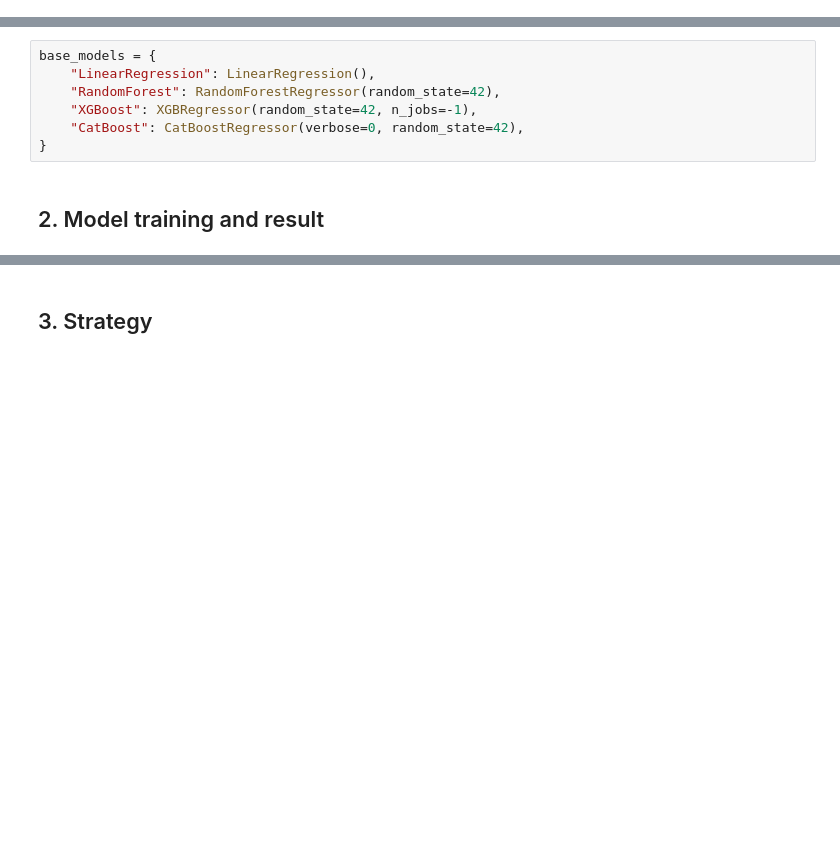
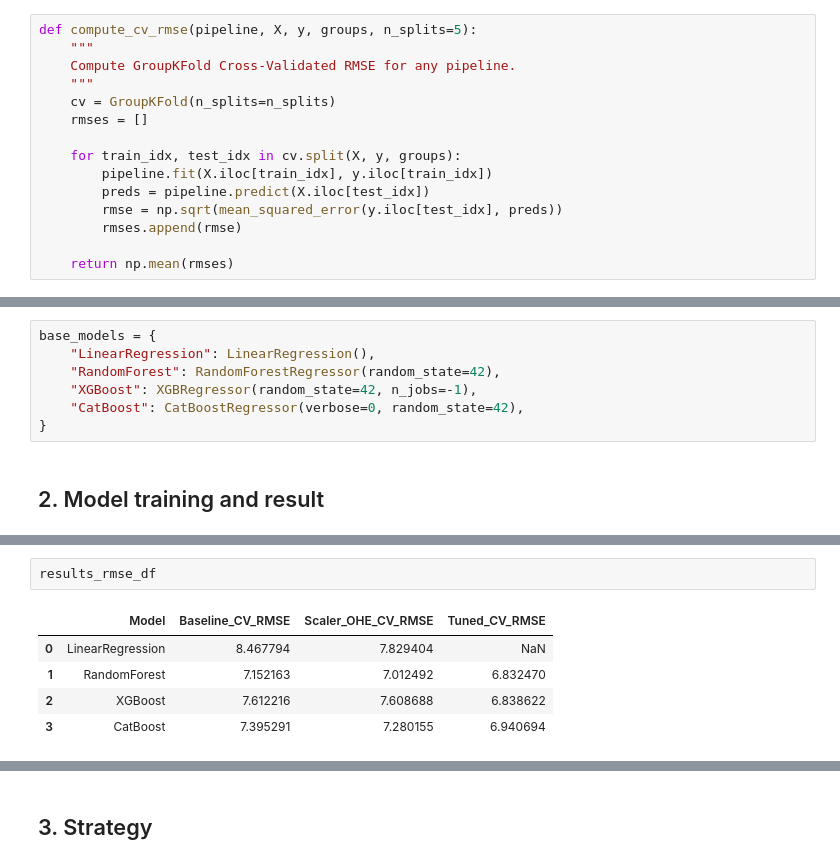
Before and after one commit to ygong-hue/Machine-Learning-Project, a Jupyter notebook: data.ipynb, the cells around one changed output, grey strips where cells are left out. Drawn from its saved outputs; the diff is of its cells as text; blank space fills up the shorter version.

```diff
--- a/data.ipynb
+++ b/data.ipynb
@@ -255,0 +282,15 @@ def evaluate_model(model, X, y, groups, use_preprocessor=True, tune=False, model
+# %%
+def compute_cv_rmse(pipeline, X, y, groups, n_splits=5):
+    """
+    Compute GroupKFold Cross-Validated RMSE for any pipeline.
+    """
+    cv = GroupKFold(n_splits=n_splits)
+    rmses = []
+
+    for train_idx, test_idx in cv.split(X, y, groups):
+        pipeline.fit(X.iloc[train_idx], y.iloc[train_idx])
+        preds = pipeline.predict(X.iloc[test_idx])
+        rmse = np.sqrt(mean_squared_error(y.iloc[test_idx], preds))
+        rmses.append(rmse)
+
+    return np.mean(rmses)
@@ -349,0 +521,8 @@ Tuned RMSE: 6.2581
+# %%
+results_rmse_df
+# %% [output]
+|  | Model | Baseline_CV_RMSE | Scaler_OHE_CV_RMSE | Tuned_CV_RMSE |
+| 0 | LinearRegression | 8.467794 | 7.829404 | NaN |
+| 1 | RandomForest | 7.152163 | 7.012492 | 6.832470 |
+| 2 | XGBoost | 7.612216 | 7.608688 | 6.838622 |
+| 3 | CatBoost | 7.395291 | 7.280155 | 6.940694 |
```
Also changed, not shown: parts of 24 cells of this notebook, 8 other files.
